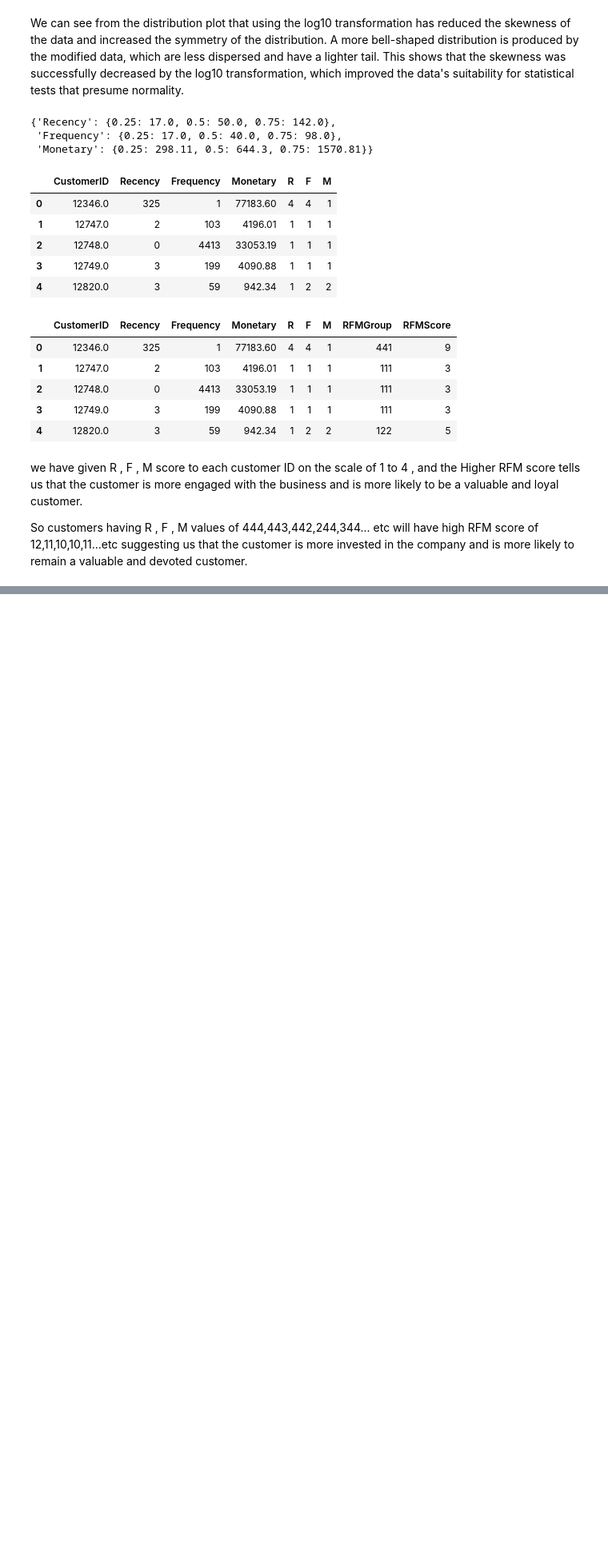
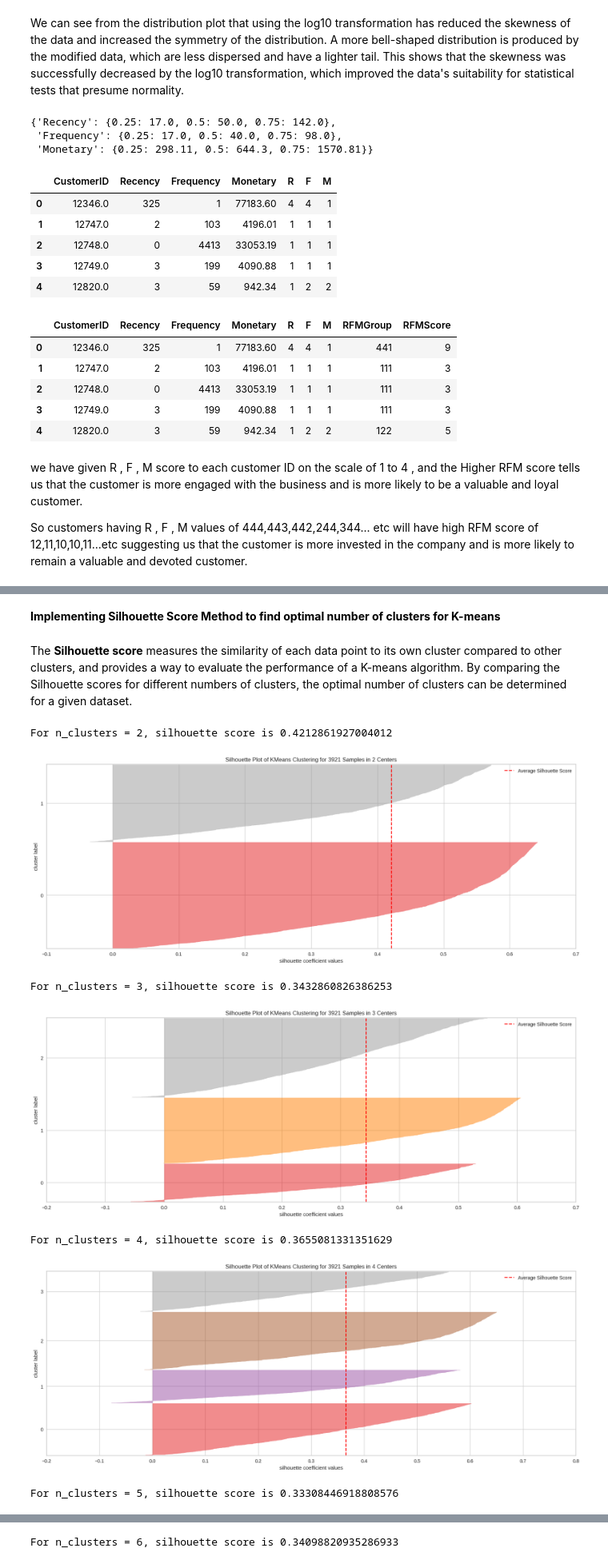
Before and after one commit to yashtambee/Online-Retail-Customer-Segmentation, a Jupyter notebook: Online_Retail_Customer_Segmentation.ipynb, the cells around one changed output, grey strips where cells are left out. Shown at 80% size. Drawn from its saved outputs; the diff is of its cells as text; code cells hidden in the pictures; blank space fills up the shorter version.

```diff
--- a/Online_Retail_Customer_Segmentation.ipynb
+++ b/Online_Retail_Customer_Segmentation.ipynb
@@ -729,0 +739,40 @@ So customers having R , F , M values of 444,443,442,244,344... etc will have hig
+# %% [markdown]
+**Implementing Silhouette Score Method to find optimal number of clusters for K-means**
+# %% [markdown]
+
+
+The **Silhouette score** measures the similarity of each data point to its own cluster compared to other clusters, and provides a way to evaluate the performance of a K-means algorithm. By comparing the Silhouette scores for different numbers of clusters, the optimal number of clusters can be determined for a given dataset.
+# %%
+# Applying silhouette score method to find the best number of clusters 'k'
+from yellowbrick.cluster import SilhouetteVisualizer
+features = ['Recency', 'Monetary']
+
+# scaling our data
+X_features = rfm_log[features].values
+scaler = StandardScaler()
+X = scaler.fit_transform(X_features)
+
+# create an function to implement kmeans clustering with silhouette analysis
+def silhouette_analysis(n):
+  for n_clusters in range(2,n):
+    km = KMeans(n_clusters = n_clusters)
+    preds = km.fit_predict(X)
+    centers = km.cluster_centers_
+
+    score = silhouette_score(X, preds)
+    print('For n_clusters = {}, silhouette score is {}'.format(n_clusters, score))
+
+    visualizer = SilhouetteVisualizer(km)
+    visualizer.fit(X)
+    visualizer.poof()
+# %%
+# run the silhouette analysis
+silhouette_analysis(7)
+# %% [output]
+For n_clusters = 2, silhouette score is 0.4212861927004012
+[figure, added]
+For n_clusters = 3, silhouette score is 0.3432860826386253
+[figure, added]
+For n_clusters = 4, silhouette score is 0.3655081331351629
+[figure, added]
+For n_clusters = 5, silhouette score is 0.33308446918808576
@@ -729,0 +780 @@ So customers having R , F , M values of 444,443,442,244,344... etc will have hig
+For n_clusters = 6, silhouette score is 0.34098820935286933
```
Also changed, not shown: parts of 12 cells of this notebook.
